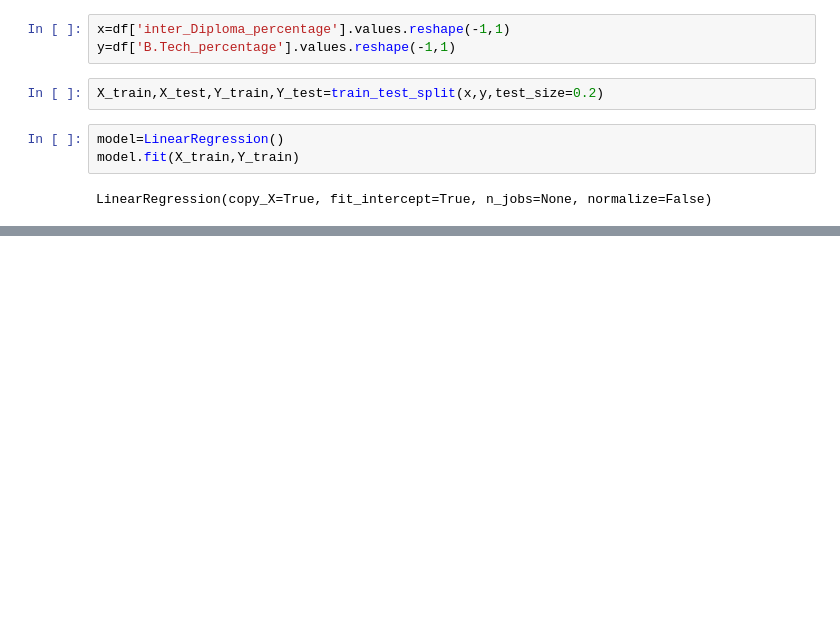
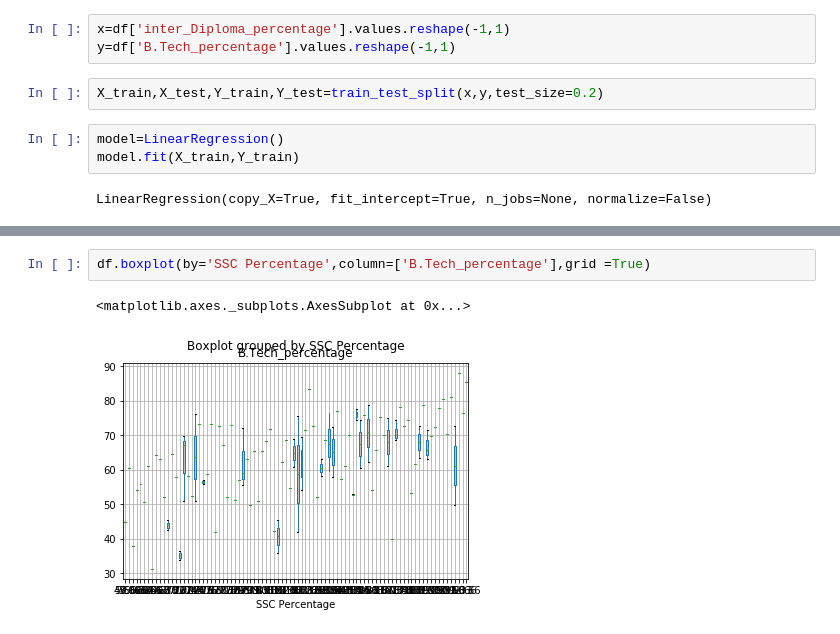
Before and after one commit to 19PA1A04A7/10-03-2020, a Jupyter notebook: Welcome_To_Colaboratory.ipynb, the cells around one changed output, grey strips where cells are left out. Drawn from its saved outputs; the diff is of its cells as text; blank space fills up the shorter version.

```diff
--- a/Welcome_To_Colaboratory.ipynb
+++ b/Welcome_To_Colaboratory.ipynb
@@ -81,0 +87,5 @@ print(model.coef_) # this is our slope m
+# %%
+df.boxplot(by='SSC Percentage',column=['B.Tech_percentage'],grid =True)
+# %% [output]
+<matplotlib.axes._subplots.AxesSubplot at 0x...>
+[figure, added]
```
Also changed, not shown: parts of 8 cells of this notebook.
